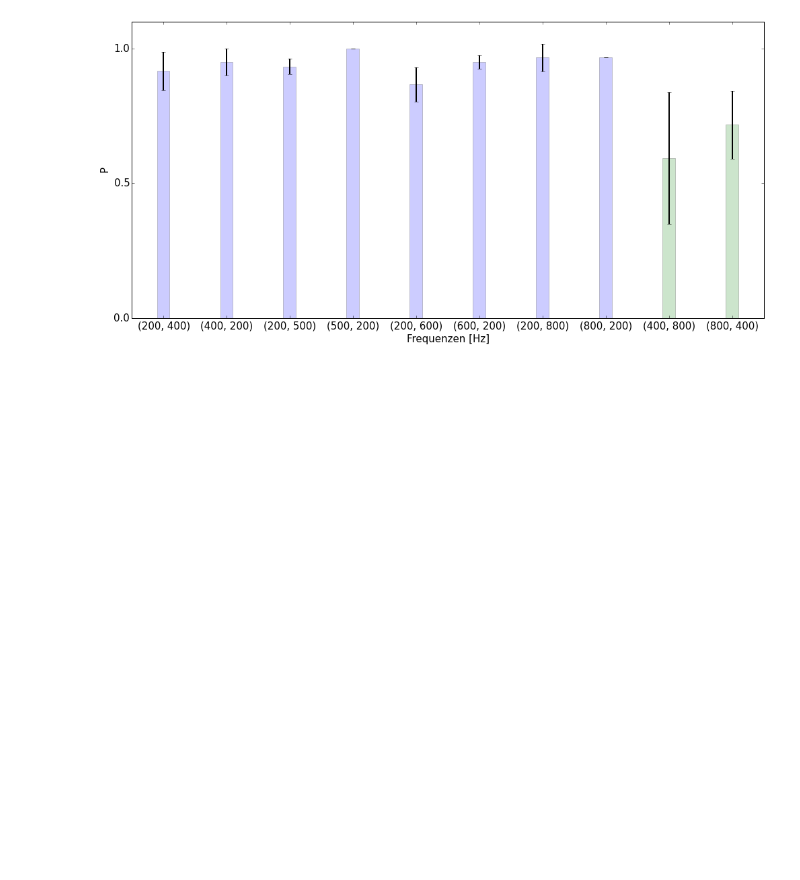
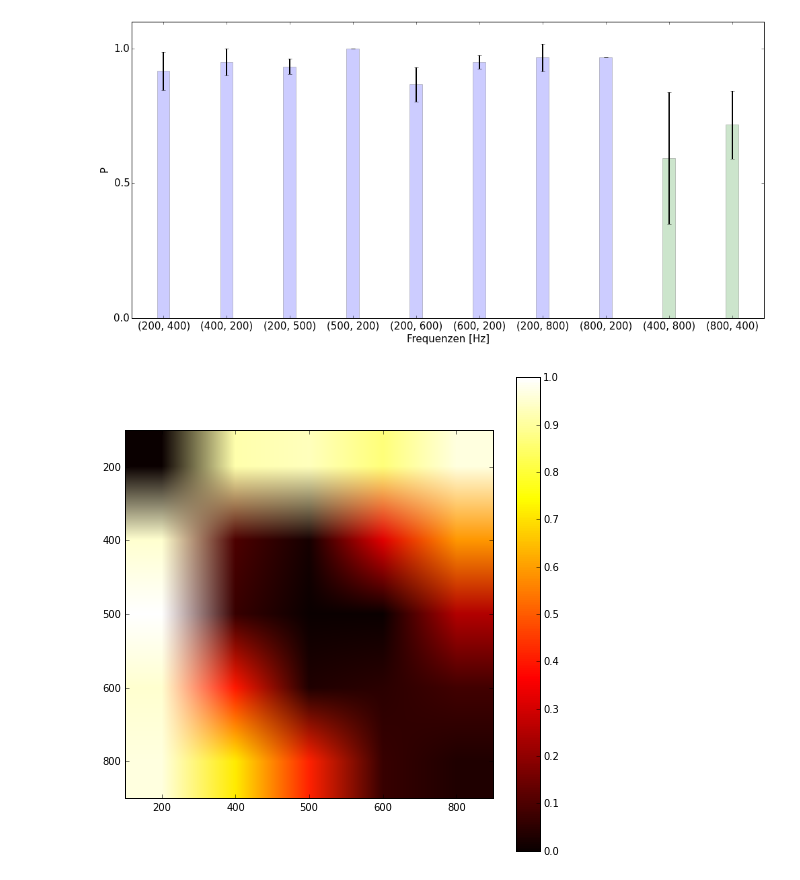
Before and after one commit to wachtlerlab/RWeiss, a Jupyter notebook: Auswertung_all_means.ipynb, the cells around one changed output. Drawn from its saved outputs; the diff is of its cells as text; code cells hidden in the pictures; blank space fills up the shorter version.

```diff
--- a/Auswertung_all_means.ipynb
+++ b/Auswertung_all_means.ipynb
@@ -6,7 +6,7 @@ import scipy.stats as stat
 
 #Dateiliste erstellen
 files = []
-for filename in glob.glob('/Users/robinweiss/Documents/RWeiss/final data/*.csv'):
+for filename in glob.glob('/Users/robinweiss/Documents/Studium/Physik/Bachelorarbeit/final data/*.csv'):
     files.append(filename)
 
 #read files
@@ -16,6 +16,7 @@ catchseen = 0
 catchtrials = 0
 deltas = []
 freqs = []
+catchfreq = []
 for filename in files:
     data = csv.reader(open(filename, "rb"), delimiter=',')
     data.next()
@@ -37,6 +38,9 @@ for filename in files:
                 catchtrials += 1
                 if row[5] == 'n':
                     catchseen += 1
+                    catchfreq.append((int(row[0][0:-2]),int(row[1][0:-2]),0))
+                if row[5] == 'y':
+                    catchfreq.append((int(row[0][0:-2]),int(row[1][0:-2]),1))
         else:
             print row
 
@@ -56,24 +60,31 @@ for freq1, freq2, count in freqs:
     if count:
         d_freqs[(freq1, freq2)][1] += 1
 
+d_catchfreqs = {}
+for freq1, freq2, count in catchfreq:
+    if (freq1, freq2) not in d_catchfreqs:
+        d_catchfreqs[(freq1, freq2)] = [0,0]
+    d_catchfreqs[(freq1, freq2)][0] += 1
+    if count:
+        d_catchfreqs[(freq1, freq2)][1] += 1
 
 d_all = d_freqs.copy()
 d_all['overall\ncorrectness'] = (1, round(float(seen)/trials, 3))
 d_all['false\npositives'] = (1, 1-round(float(catchseen)/catchtrials, 3))
 
+d_3d = d_freqs.copy()
+d_3d.update(d_catchfreqs)
+
 print 'seeing-prob:', round(100.*seen/trials, 3), '%'
 print 'catchtrial accuracy:', round(100.*catchseen/catchtrials), '%'
 
-delta_std = loadtxt("/Users/robinweiss/Documents/RWeiss/final data/delta_std.txt", delimiter=', ')
-d_all_std = loadtxt("/Users/robinweiss/Documents/RWeiss/final data/d_all_std.txt", delimiter=', ')
-contrast_std = loadtxt("/Users/robinweiss/Documents/RWeiss/final data/contrast_std.txt", delimiter=', ')
-
-print delta_std[:,2].shape
+delta_std = loadtxt("/Users/robinweiss/Documents/Studium/Physik/Bachelorarbeit/final data/delta_std.txt", delimiter=', ')
+d_all_std = loadtxt("/Users/robinweiss/Documents/Studium/Physik/Bachelorarbeit/final data/d_all_std.txt", delimiter=', ')
+contrast_std = loadtxt("/Users/robinweiss/Documents/Studium/Physik/Bachelorarbeit/final data/contrast_std.txt", delimiter=', ')
 
 delta_std = [stat.sem(delta_std[:,i]) for i in range(delta_std.shape[1])]
 d_all_std = [stat.sem(d_all_std[:,i]) for i in range(d_all_std.shape[1])]
 contrast_std = [stat.sem(contrast_std[:,i]) for i in range(contrast_std.shape[1])]
-
 
 f, p = plt.subplots(3, figsize=(20,12))
 p[0].bar(range(len(d_delta)), [float(d_delta[key][1])/d_delta[key][0] for key in sorted(d_delta)], align='center', width=0.1, color='c', yerr=delta_std, ecolor='r')
@@ -129,8 +140,6 @@ p[2].set_xlabel('contrast\nfreqs')
 p[2].set_ylabel('P(seeing)')
 
 f.tight_layout()
-
-contrasts
 # %% [output]
 ['400.0', '800.0', '1.4', '1.1', '1.01087594032', 'n', '0']
 ['200.0', '800.0', '1.3', '0.6', '0.30572104454', 'y', '1']
@@ -255,3 +258,20 @@ plt.tight_layout()
 #plt.savefig("/home/weiss/ba/figures/hohews.pdf")
 # %% [output]
 [figure]
+# %%
+d_3d[500,500] = [10,0]
+u = [200,400,500,600,800]
+heatmap = zeros((5,5))
+for i,freq1 in enumerate(u):
+    for j,freq2 in enumerate(u):
+        heatmap[i,j] = float(d_3d[freq1,freq2][1])/d_3d[freq1,freq2][0]
+
+f, p = plt.subplots(1, figsize=(7,7))
+im = imshow(heatmap, cmap='hot')
+p.set_xticklabels([3,200,400,500,600,800])
+p.set_yticklabels([3,200,400,500,600,800])
+plt.colorbar()
+plt.tight_layout()
+#plt.savefig("/Users/robinweiss/Documents/Studium/Physik/Bachelorarbeit/figures/heatmap.pdf")
+# %% [output]
+[figure, added]
```
Also changed, not shown: parts of 1 cell of this notebook, 4 other files.
